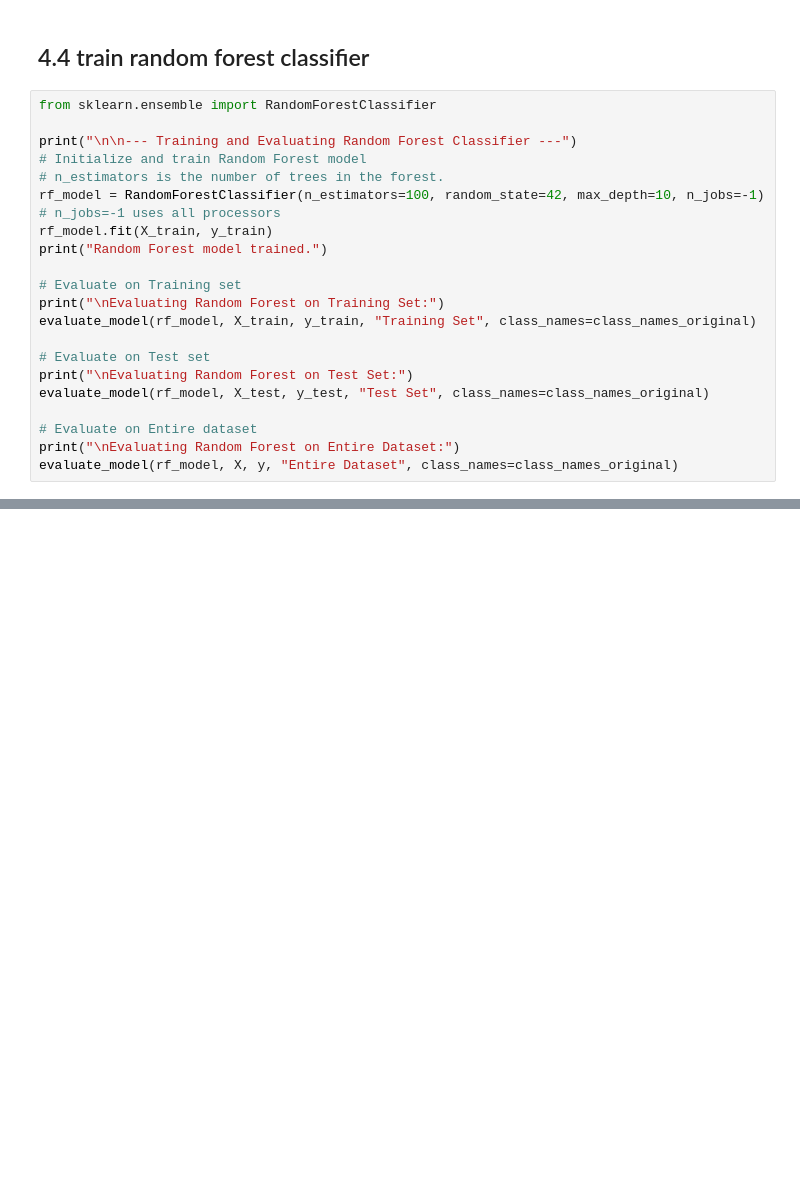
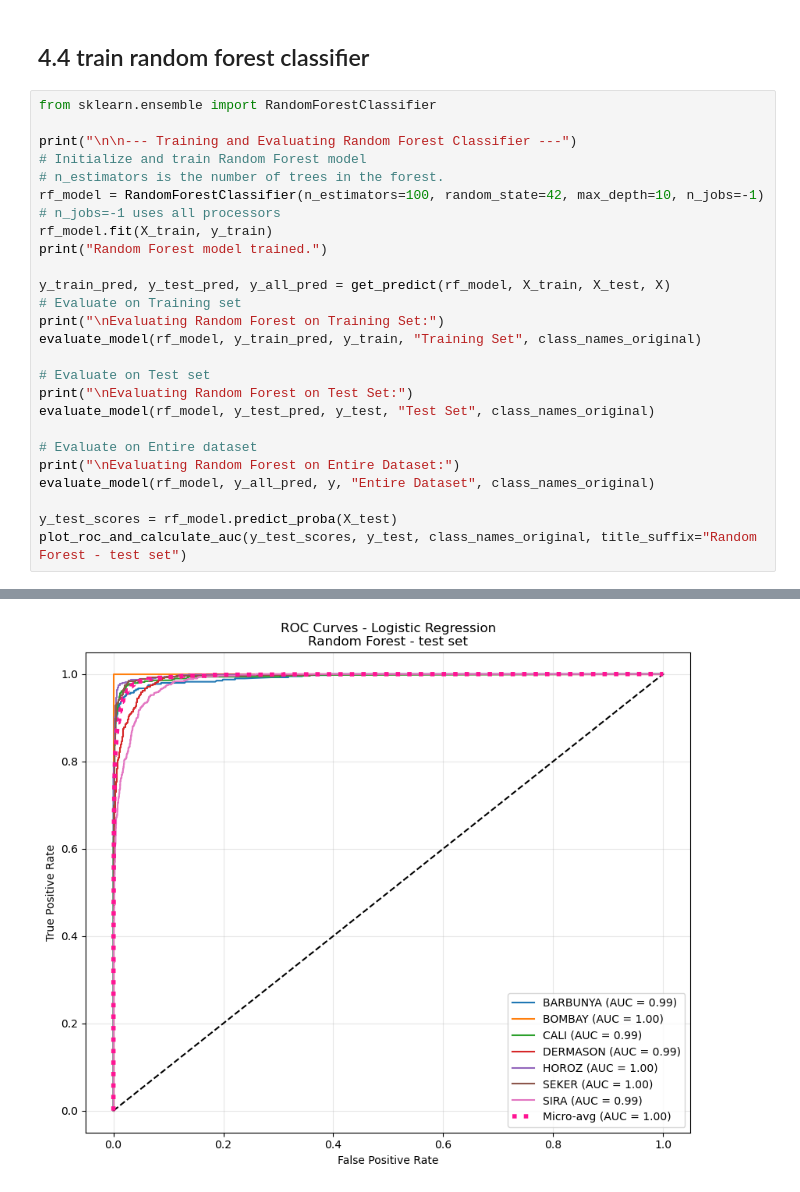
Before and after one commit to mathway18/Machine-learning-project, a Jupyter notebook: project.ipynb, the cells around one changed output, grey strips where cells are left out. Drawn from its saved outputs; the diff is of its cells as text; blank space fills up the shorter version.

```diff
--- a/project.ipynb
+++ b/project.ipynb
@@ -637,17 +709,21 @@ rf_model = RandomForestClassifier(n_estimators=100, random_state=42, max_depth=1
 rf_model.fit(X_train, y_train)
 print("Random Forest model trained.")
 
+y_train_pred, y_test_pred, y_all_pred = get_predict(rf_model, X_train, X_test, X)
 # Evaluate on Training set
 print("\nEvaluating Random Forest on Training Set:")
-evaluate_model(rf_model, X_train, y_train, "Training Set", class_names=class_names_original)
+evaluate_model(rf_model, y_train_pred, y_train, "Training Set", class_names_original)
 
 # Evaluate on Test set
 print("\nEvaluating Random Forest on Test Set:")
-evaluate_model(rf_model, X_test, y_test, "Test Set", class_names=class_names_original)
+evaluate_model(rf_model, y_test_pred, y_test, "Test Set", class_names_original)
 
 # Evaluate on Entire dataset
 print("\nEvaluating Random Forest on Entire Dataset:")
-evaluate_model(rf_model, X, y, "Entire Dataset", class_names=class_names_original)
+evaluate_model(rf_model, y_all_pred, y, "Entire Dataset", class_names_original)
+
+y_test_scores = rf_model.predict_proba(X_test)
+plot_roc_and_calculate_auc(y_test_scores, y_test, class_names_original, title_suffix="Random Forest - test set")
 # %% [output]
 --- Training and Evaluating Random Forest Classifier ---
 Random Forest model trained.
@@ -720,0 +796 @@ Confusion Matrix:
+[figure, added]
```
Also changed, not shown: parts of 12 cells of this notebook.
